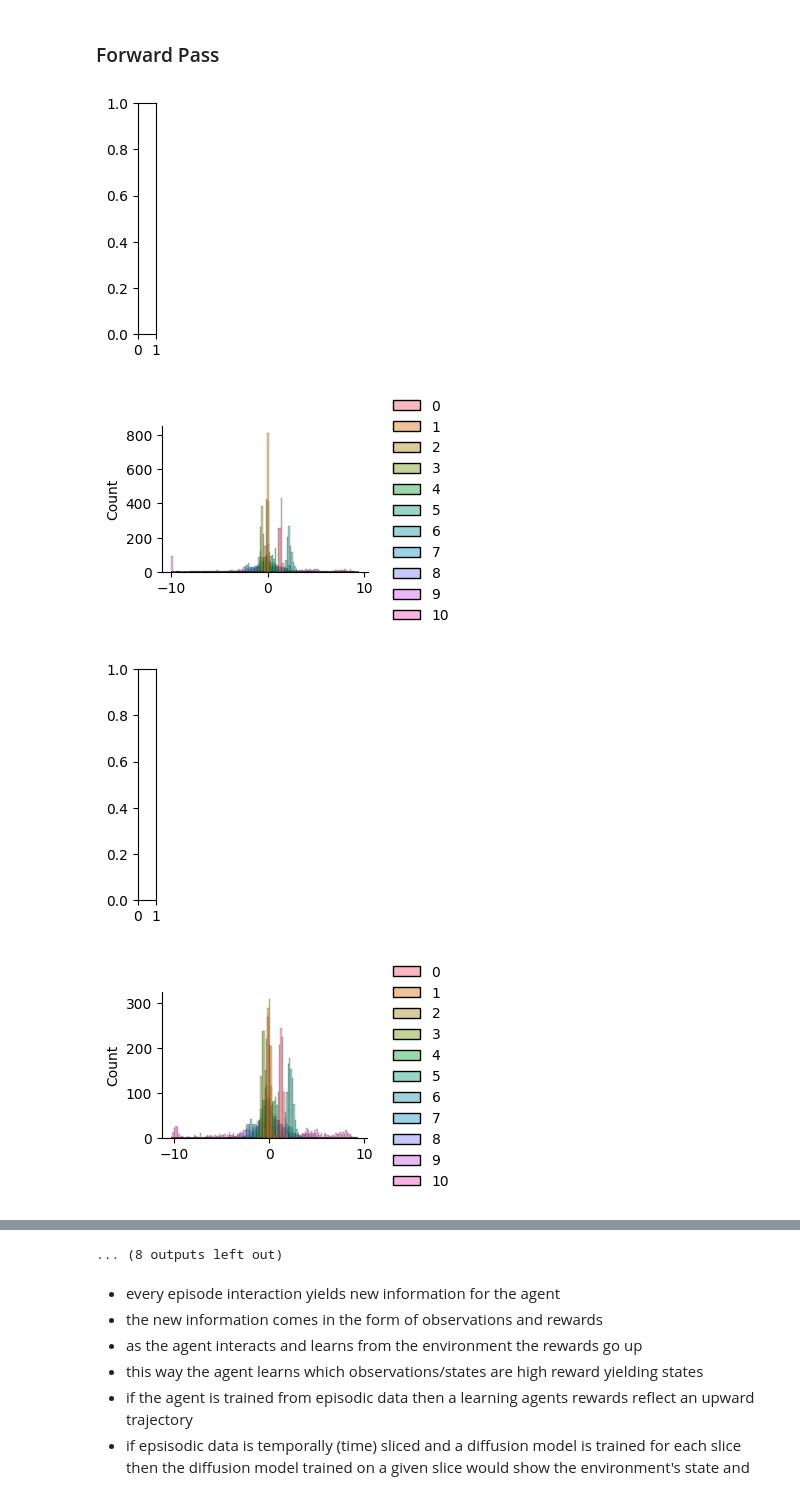
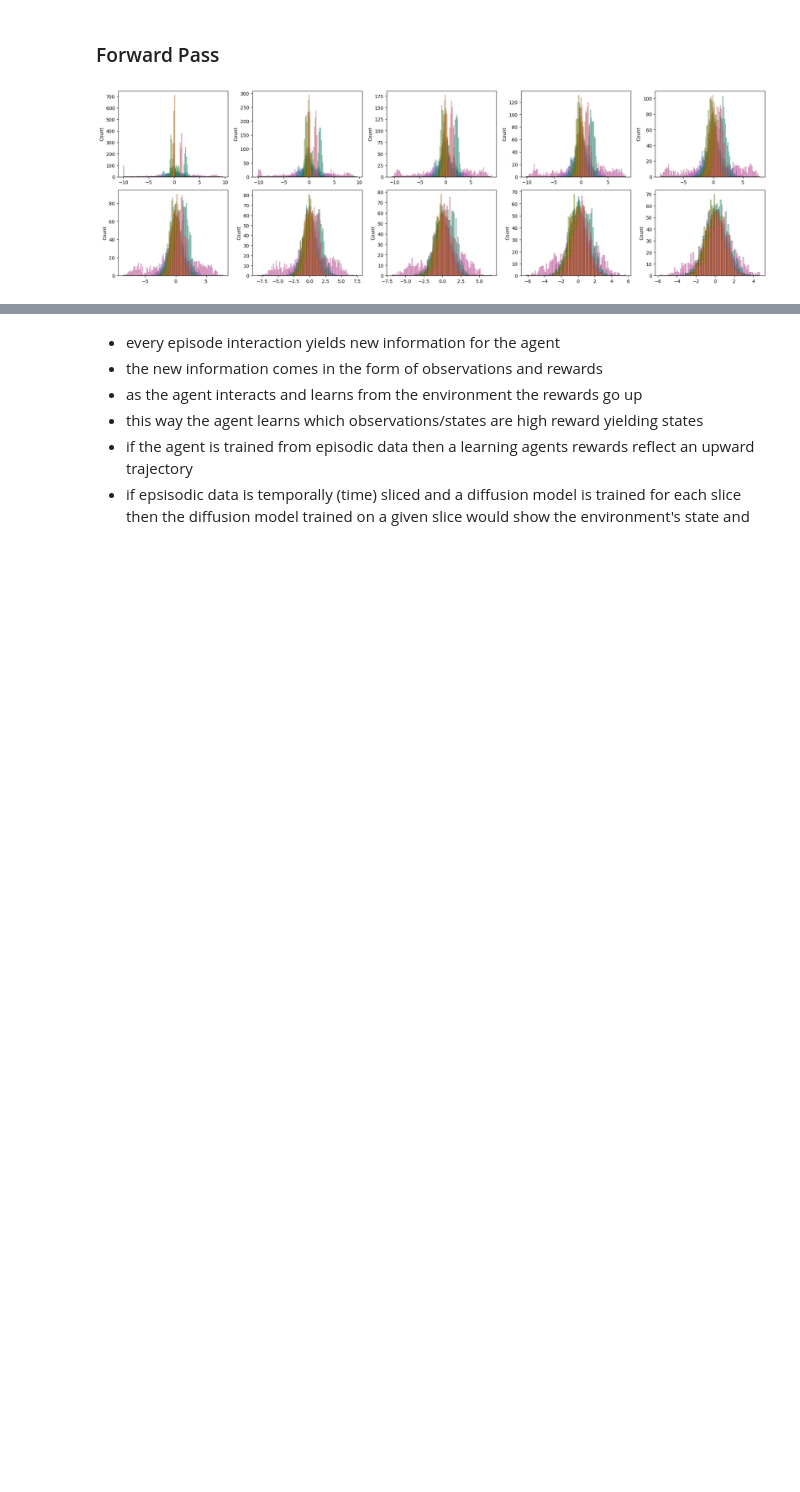
Before and after one commit to amuraddd/ducks, a Jupyter notebook: ducks/notebooks/diffusion_training_gym.ipynb, the cells around one changed output, grey strips where cells are left out. Drawn from its saved outputs; the diff is of its cells as text; code cells hidden in the pictures; blank space fills up the shorter version.

```diff
--- a/ducks/notebooks/diffusion_training_gym.ipynb
+++ b/ducks/notebooks/diffusion_training_gym.ipynb
@@ -95,24 +122,0 @@ plt.show()
-# %%
-dataloader = DataLoader(
-    filtered_episodes[1],
-    batch_size=32,
-    shuffle=True,
-    collate_fn=collate_fn,
-    num_workers=1
-)
-
-env = minari_dataset.recover_environment()
-observation_space = env.observation_space
-action_space = env.action_space
-assert isinstance(observation_space, spaces.Box)
-assert isinstance(action_space, spaces.Box)
-
-sample_from_batch = next(iter(dataloader))
-
-def plot_dist_from_sample(sample):
-    sns.displot(sample.cpu().numpy(), kind="hist", height=2, aspect=1.5)
-    plt.show()
-
-# sample = sample_from_batch['rewards'][0]
-# plot_dist_from_sample(sample)
-# sample_rewards.shape
@@ -154,18 +155,20 @@ sqrt_alphas_cumprod = torch.sqrt(alphas_cumprod) #this is used up in the forward
 sqrt_one_minus_alphas_cumprod = torch.sqrt(1. - alphas_cumprod)
 posterior_variance = betas * (1. - alphas_cumprod_prev) / (1. - alphas_cumprod)
 # %%
-# plt.axis('off')
-# sample
-num_images = 10
-stepsize = int(T/num_images)
+# idea 1: combine observations actions rewards into a single array and then train a diffusion model to generate all 3 at once
+# idea 2: train a diffusion model to generate observations actions and rewards as a multi output head
+num_plots = 10
+stepsize = int(T/num_plots)
 
-for idx in range(0, T, stepsize):
+fig, axs = plt.subplots(2, len(range(0, T, stepsize))//2, figsize=(20,6))
+axs = axs.flatten()
+for idx, ax in zip(range(0, T, stepsize), axs):
     t = torch.Tensor([idx]).type(torch.int64)
-    plt.subplot(1, num_images+1, int(idx/stepsize)+1)
-    sample, noise = forward_diffusion_sample(sample, t)
-    plot_dist_from_sample(sample)
+    sample, noise = forward_diffusion_sample(sample_from_batch['observations'][0], t)
+    # axs = plt.subplot(1, num_plots+1, int(idx/stepsize)+1)
+    sns.histplot(sample.cpu().numpy(), kde=False, ax=ax, legend=False)
+plt.tight_layout()
+plt.show()
+# len(axs)
 # %% [output]
-[figure, old version]
+[figure, new version]
-[figure, removed]
-[figure, removed]
-[figure, removed]
@@ -180,4 +175,3 @@ for idx in range(0, T, stepsize):
-... (8 outputs left out)
 # %% [markdown]
 - every episode interaction yields new information for the agent
 - the new information comes in the form of observations and rewards
```
Also changed, not shown: parts of 12 cells of this notebook.
